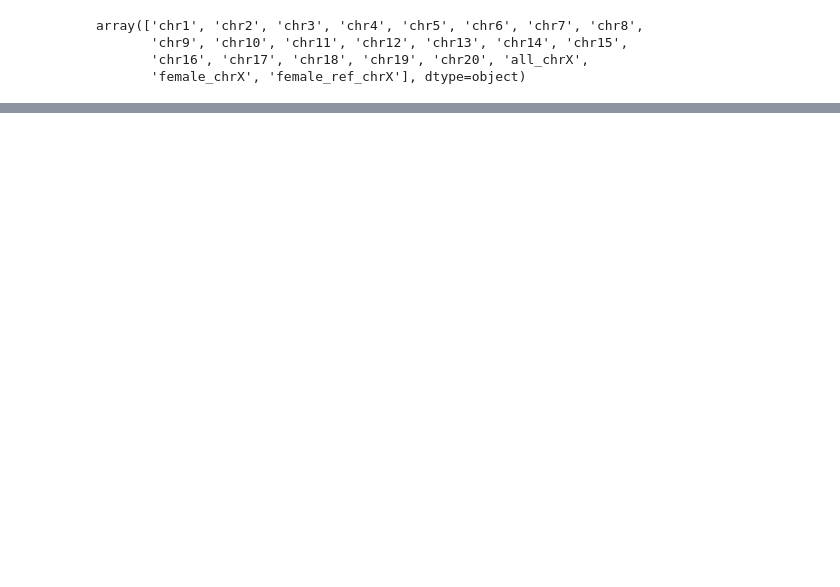
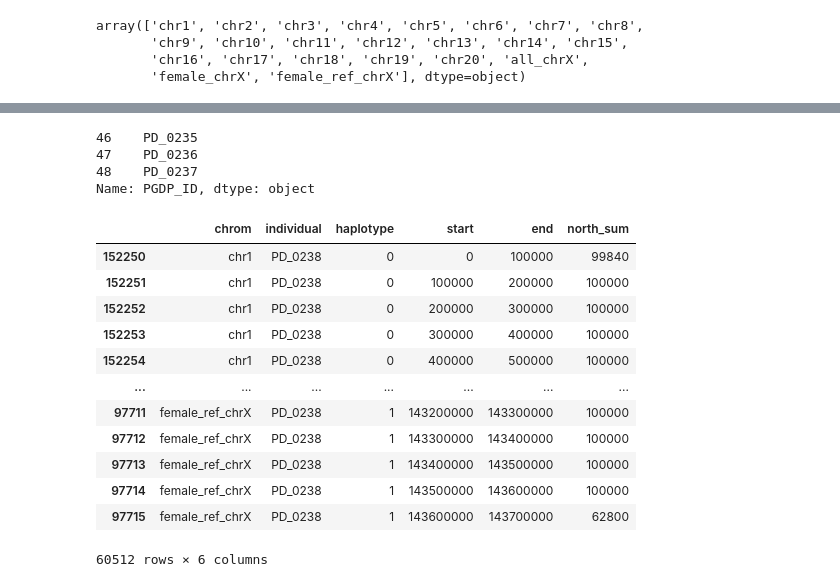
Before and after one commit to erikfogh/admixture_baboons, a Jupyter notebook: review_notebooks/rfmix03_admixture_comparison.ipynb, the cells around one changed output, grey strips where cells are left out. Cells and saved outputs as stored; diff of their text form; code cells hidden in the pictures; blank space fills up the shorter version.

```diff
--- a/review_notebooks/rfmix03_admixture_comparison.ipynb
+++ b/review_notebooks/rfmix03_admixture_comparison.ipynb
@@ -131,6 +179,29 @@ for c in chroms:
     df_l.append(df)
 window_df_tanz_close = pd.concat(df_l)
 mean_window_df_tanz_close = window_df_tanz_close.groupby(["chrom", "individual", "start", "end"]).mean().reset_index()
+# %%
+meta_data_samples_sci.loc[meta_data_samples_sci.Origin == "Selous, Tanzania"].PGDP_ID
+# %% [output]
+46    PD_0235
+47    PD_0236
+48    PD_0237
+Name: PGDP_ID, dtype: object
+# %%
+window_df_tanz_close.loc[window_df_tanz_close.individual == "PD_0238"]
+# %% [output]
+|  | chrom | individual | haplotype | start | end | north_sum |
+| 152250 | chr1 | PD_0238 | 0 | 0 | 100000 | 99840 |
+| 152251 | chr1 | PD_0238 | 0 | 100000 | 200000 | 100000 |
+| 152252 | chr1 | PD_0238 | 0 | 200000 | 300000 | 100000 |
+| 152253 | chr1 | PD_0238 | 0 | 300000 | 400000 | 100000 |
+| 152254 | chr1 | PD_0238 | 0 | 400000 | 500000 | 100000 |
+| ... | ... | ... | ... | ... | ... | ... |
+| 97711 | female_ref_chrX | PD_0238 | 1 | 143200000 | 143300000 | 100000 |
+| 97712 | female_ref_chrX | PD_0238 | 1 | 143300000 | 143400000 | 100000 |
+| 97713 | female_ref_chrX | PD_0238 | 1 | 143400000 | 143500000 | 100000 |
+| 97714 | female_ref_chrX | PD_0238 | 1 | 143500000 | 143600000 | 100000 |
+| 97715 | female_ref_chrX | PD_0238 | 1 | 143600000 | 143700000 | 62800 |
+60512 rows × 6 columns
 # %%
 picked_samples = meta_data_samples_sci.loc[meta_data_samples_sci.Origin == "Ruaha, Tanzania"].PGDP_ID
 window_picked = window_df_tanz_close.loc[window_df_tanz_close.individual.isin(picked_samples)].copy()
```
Also changed, not shown: parts of 21 cells of this notebook, 6 other files.
